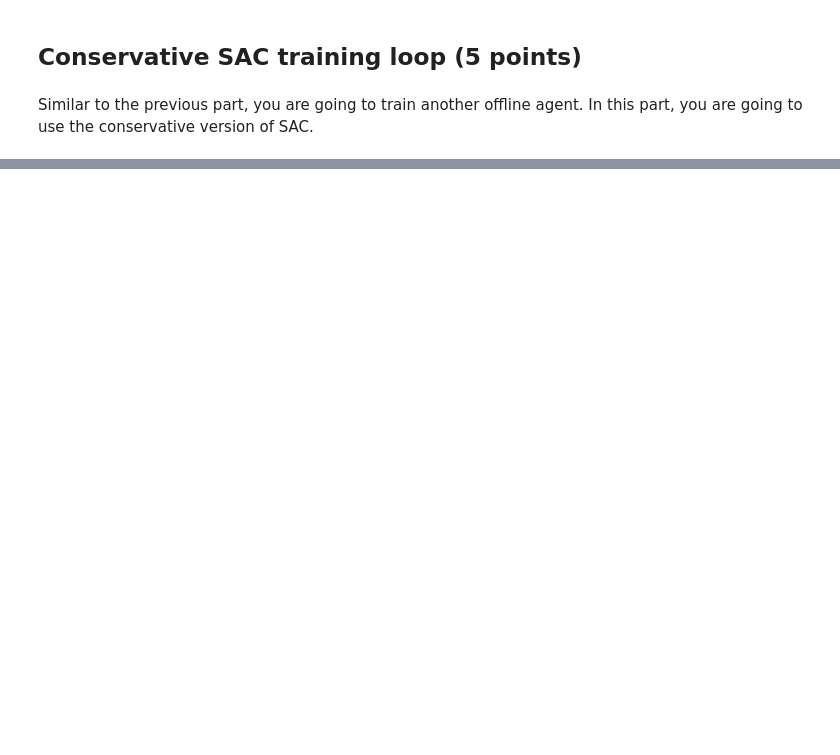
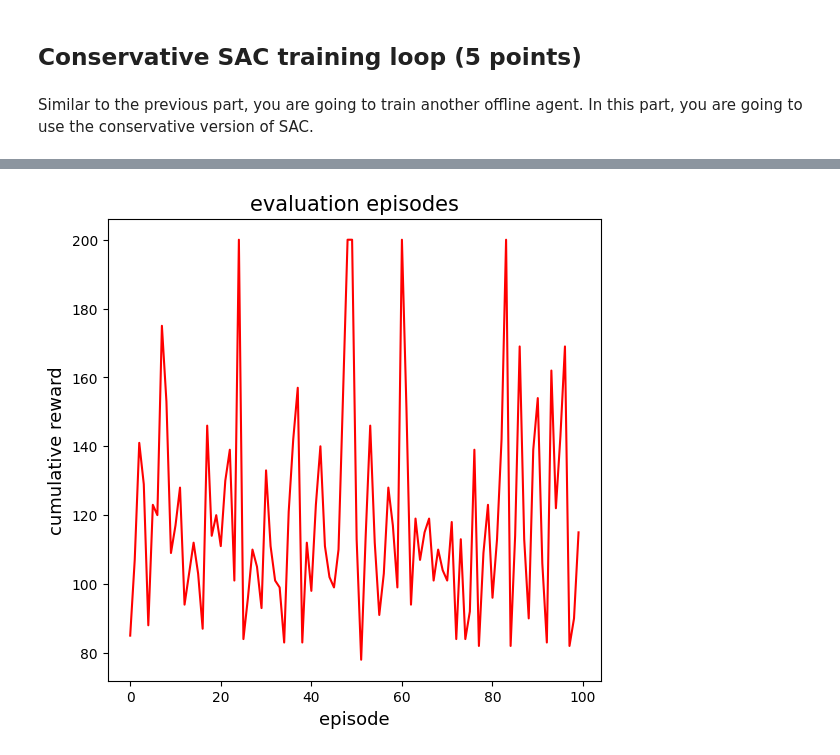
Before and after one commit to M-Heidari2000/RL_Sharif2023, a Jupyter notebook: HW4/Soft_Actor_Critic.ipynb, the cells around one changed output, grey strips where cells are left out. Cells and saved outputs as stored; diff of their text form; code cells hidden in the pictures; blank space fills up the shorter version.

```diff
--- a/HW4/Soft_Actor_Critic.ipynb
+++ b/HW4/Soft_Actor_Critic.ipynb
@@ -743,0 +723,19 @@ Offline training finished
+# %%
+# Run one test episode and save frames
+state, info = env.reset()
+offline_agent_frames = []
+
+done = False
+
+with torch.no_grad():
+    while not done:
+        offline_agent_frames.append(env.render())
+        action = offline_agent.get_next_action(
+            state,
+            evaluation_episode=True
+        )
+        next_state, reward, terminated, truncated, info = env.step(action)
+        done = truncated or terminated
+        state = next_state
+
+display_frames_as_gif(offline_agent_frames)
@@ -750,7 +750,7 @@ RUNS = 1
 NUM_EPOCHS = 200
 EPISODES_PER_RUN = 100
 
-env = gym.make("CartPole-v1")
+env = gym.make("CartPole-v1", render_mode="rgb_array")
 
 ##########################################################
 # TODO (5 points):
@@ -764,4 +764,70 @@ env = gym.make("CartPole-v1")
 # 3) After each epoch, run `EPISODES_PER_RUN` validation
 #    episodes and plot the mean return over these
 #    episodes in the end.
+
+evaluation_rewards = [list() for i in range(RUNS)]
+
+for run in range(RUNS):
+    print(f'Run # {run}')
+    print()
+
+    offline_cql_agent = SACAgent(
+        environment=env,
+        replay_buffer=online_agent.replay_buffer,
+        offline=True,
+        use_cql=True
+    )
+
+    offline_cql_agent.replay_buffer.set_mirror_indexes()
+
+    print('Training on offline data ...')
+    for epoch in tqdm(range(NUM_EPOCHS)):
+        replay_buffer_index = 0
+        replay_buffer_size = offline_cql_agent.replay_buffer.get_size()
+        while replay_buffer_index < replay_buffer_size:
+            offline_cql_agent.train_networks(batch_deterministic_start=replay_buffer_index)
+            replay_buffer_index += offline_cql_agent.REPLAY_BUFFER_BATCH_SIZE
+    print('Offline training finished')
+    print()
+
+    # evaluation loop
+    for episode in range(EPISODES_PER_RUN):
+        # reset the environment to get s0
+        state, info = env.reset()
+
+        # test episode
+        total_reward = 0
+        for step in range(STEPS_PER_EPISODE):
+            # select an action
+            action = offline_cql_agent.get_next_action(
+                state=state,
+                evaluation_episode=True
+            )
+            next_state, reward, terminated, truncated, info = env.step(action)
+            done = truncated or terminated
+            total_reward += reward
+
+            state = next_state
+            # If truncated, start a new episode
+            if done:
+                state, info = env.reset()
+                break
+
+        evaluation_rewards[run].append(total_reward)
+        print(f'(evaluation) episode {episode}, total reward: {total_reward}')
+
+    print()
+
+
+evaluation_rewards = np.array(evaluation_rewards).mean(0)
+
+# Plots
+fig = plt.figure(figsize=(14, 6))
+
+ax1 = fig.add_subplot(1, 2, 2)
+ax1.plot(evaluation_rewards, color='red')
+ax1.set_xlabel('episode', fontsize=13)
+ax1.set_ylabel('cumulative reward', fontsize=13)
+ax1.set_title('evaluation episodes', fontsize=15);
 ##########################################################
+# %% [output]
@@ -767,0 +854 @@ env = gym.make("CartPole-v1")
+[figure, added]
```
Also changed, not shown: parts of 13 cells of this notebook.
